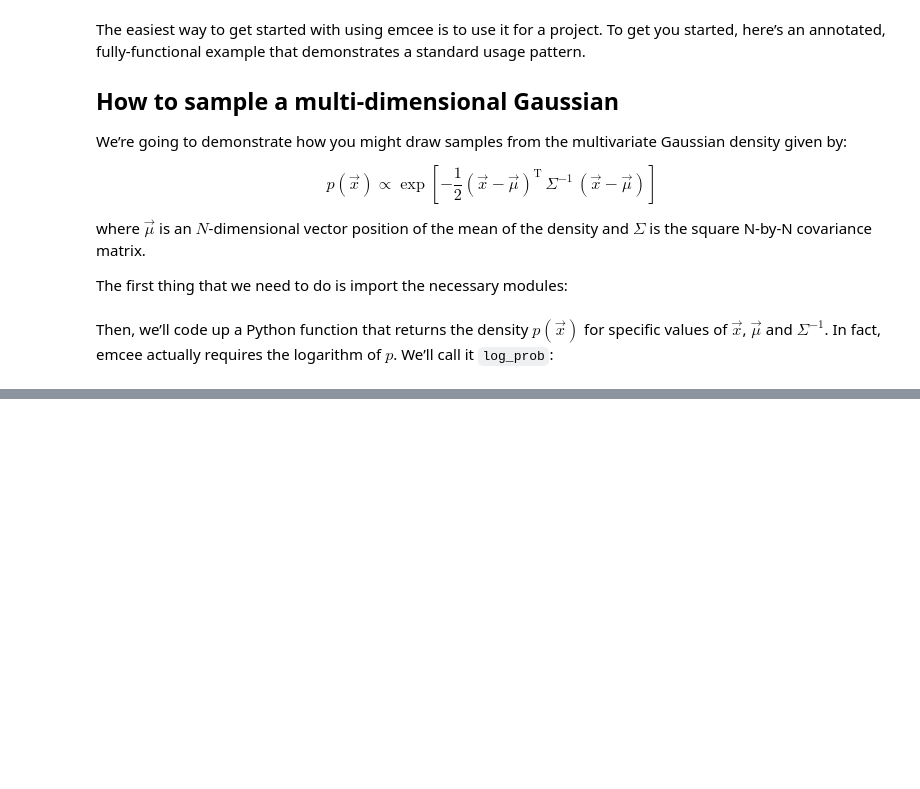
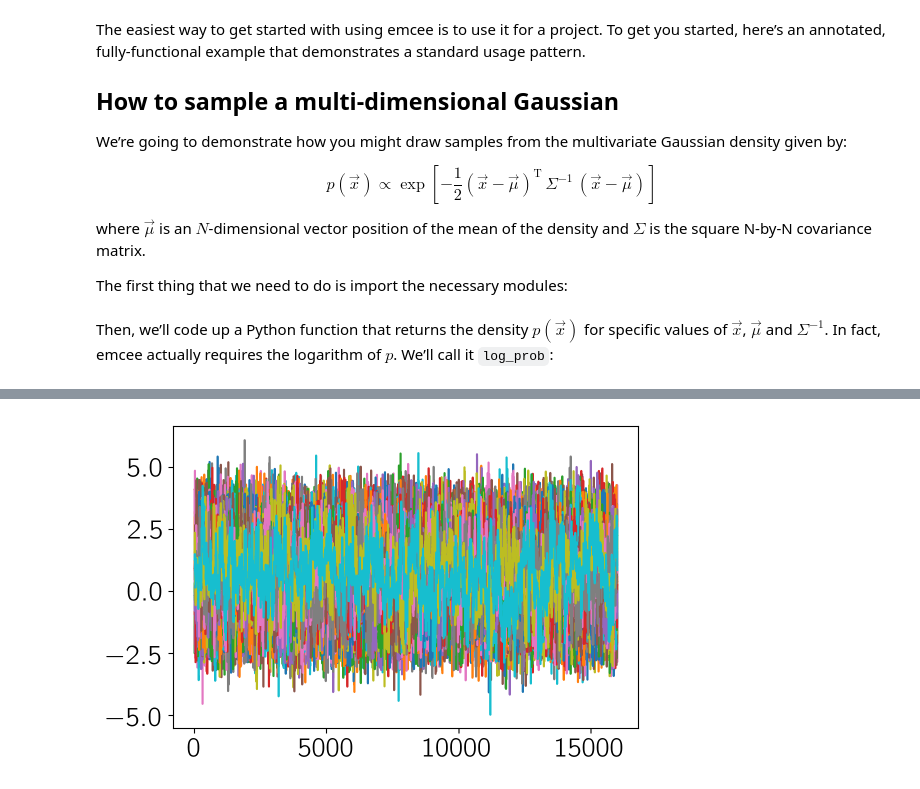
Before and after one commit to dfm/emcee, a Jupyter notebook: docs/_static/notebooks/quickstart.ipynb, the cells around one changed output, grey strips where cells are left out. Saved outputs shown, nothing was run; the diff lists cells and outputs as text; code cells hidden in the pictures; blank space fills up the shorter version.

```diff
--- a/docs/_static/notebooks/quickstart.ipynb
+++ b/docs/_static/notebooks/quickstart.ipynb
@@ -44,0 +155,4 @@ def log_prob(x, mu, icov):
+# %%
+plt.plot(sampler.chain[:, :, -1]);
+# %% [output]
+[figure, added]
```
Also changed, not shown: parts of 21 cells of this notebook, 2 other files.
